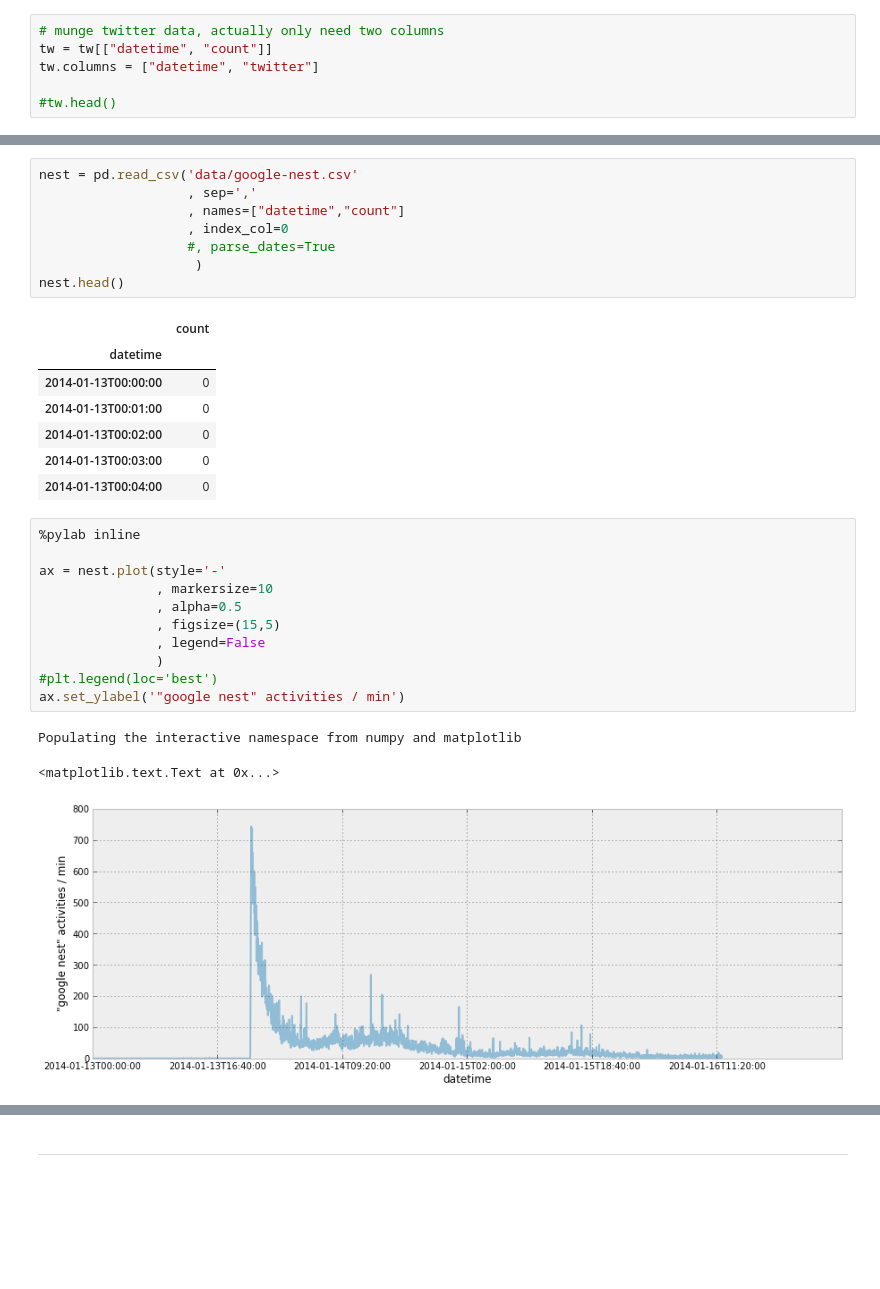
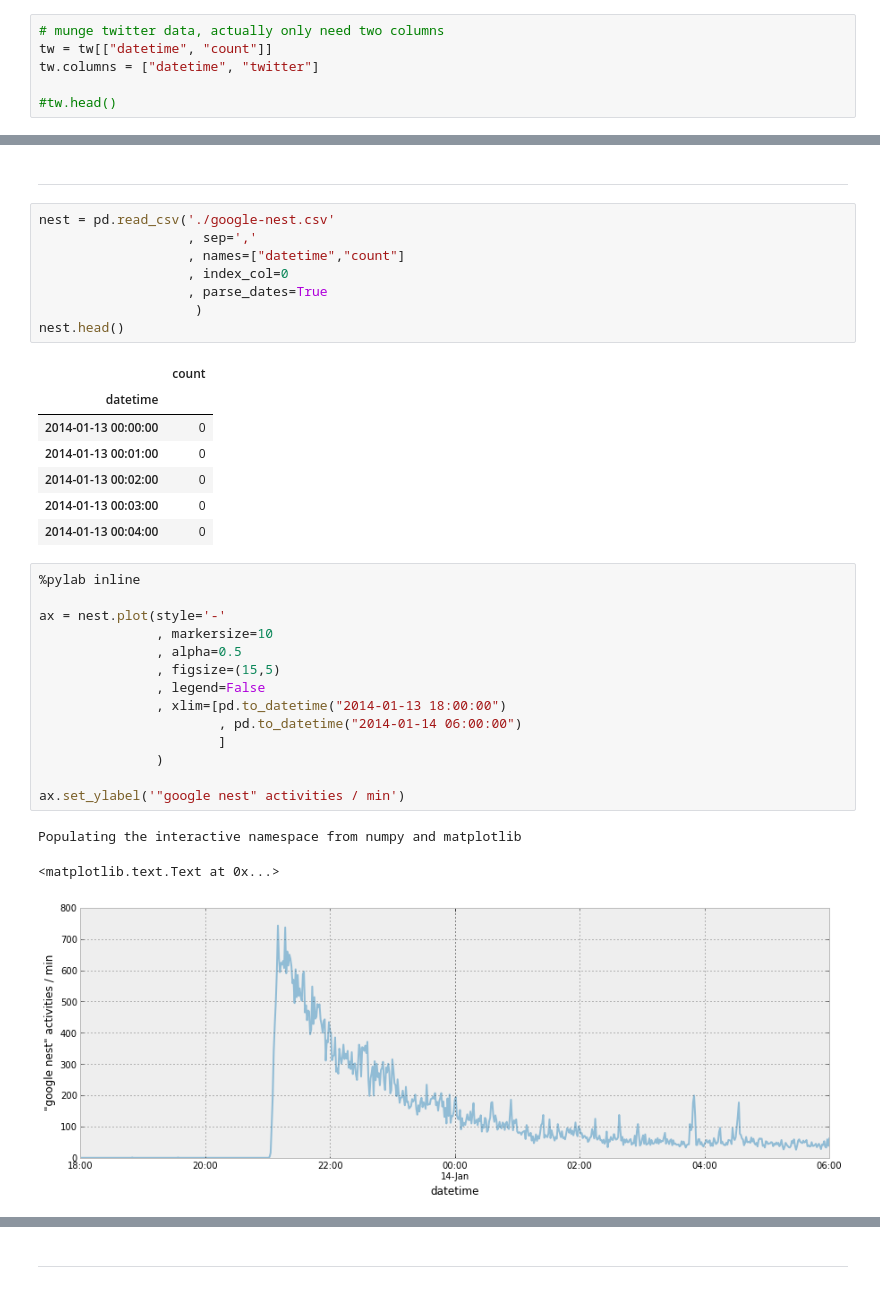
Before and after one commit to jrmontag/AnalyzeBoulder-SocialPulse, a Jupyter notebook: data/AB_social-pulse.ipynb, the cells around one changed output, grey strips where cells are left out. Saved outputs shown, nothing was run; the diff lists cells and outputs as text; blank space fills up the shorter version.

```diff
--- a/data/AB_social-pulse.ipynb
+++ b/data/AB_social-pulse.ipynb
@@ -166,31 +185,36 @@ Populating the interactive namespace from numpy and matplotlib
+# %% [markdown]
+---
 # %%
-nest = pd.read_csv('data/google-nest.csv'
+nest = pd.read_csv('./google-nest.csv'
                    , sep=','
                    , names=["datetime","count"]
                    , index_col=0
-                   #, parse_dates=True
+                   , parse_dates=True
                     )
 nest.head()
 # %% [output]
 |  | count |
 | datetime |  |
-| 2014-01-13T00:00:00 | 0 |
-| 2014-01-13T00:01:00 | 0 |
-| 2014-01-13T00:02:00 | 0 |
-| 2014-01-13T00:03:00 | 0 |
-| 2014-01-13T00:04:00 | 0 |
+| 2014-01-13 00:00:00 | 0 |
+| 2014-01-13 00:01:00 | 0 |
+| 2014-01-13 00:02:00 | 0 |
+| 2014-01-13 00:03:00 | 0 |
+| 2014-01-13 00:04:00 | 0 |
 # %%
 %pylab inline
 
 ax = nest.plot(style='-'
                , markersize=10
                , alpha=0.5
                , figsize=(15,5)
                , legend=False
+               , xlim=[pd.to_datetime("2014-01-13 18:00:00")
+                       , pd.to_datetime("2014-01-14 06:00:00")
+                       ]
                )
-#plt.legend(loc='best')
+
 ax.set_ylabel('"google nest" activities / min')
 # %% [output]
 Populating the interactive namespace from numpy and matplotlib
 <matplotlib.text.Text at 0x...>
-[figure, old version]
+[figure, new version]
```
Also changed, not shown: parts of 17 cells of this notebook, 19 other files.
